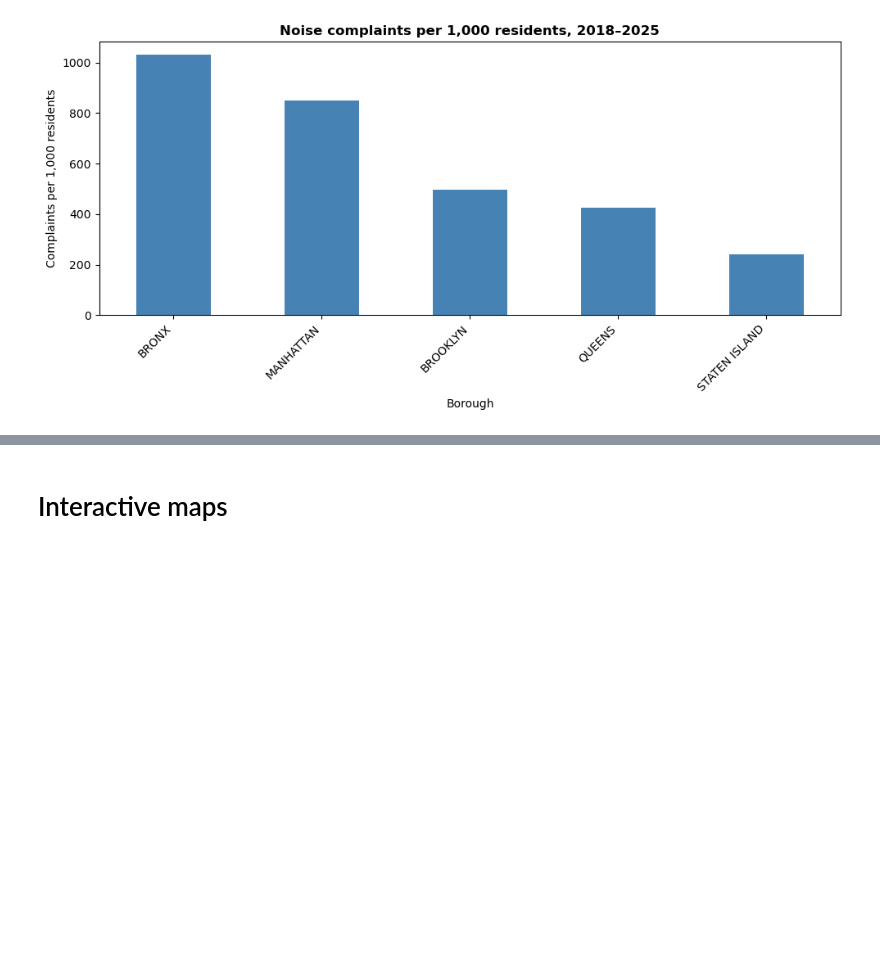
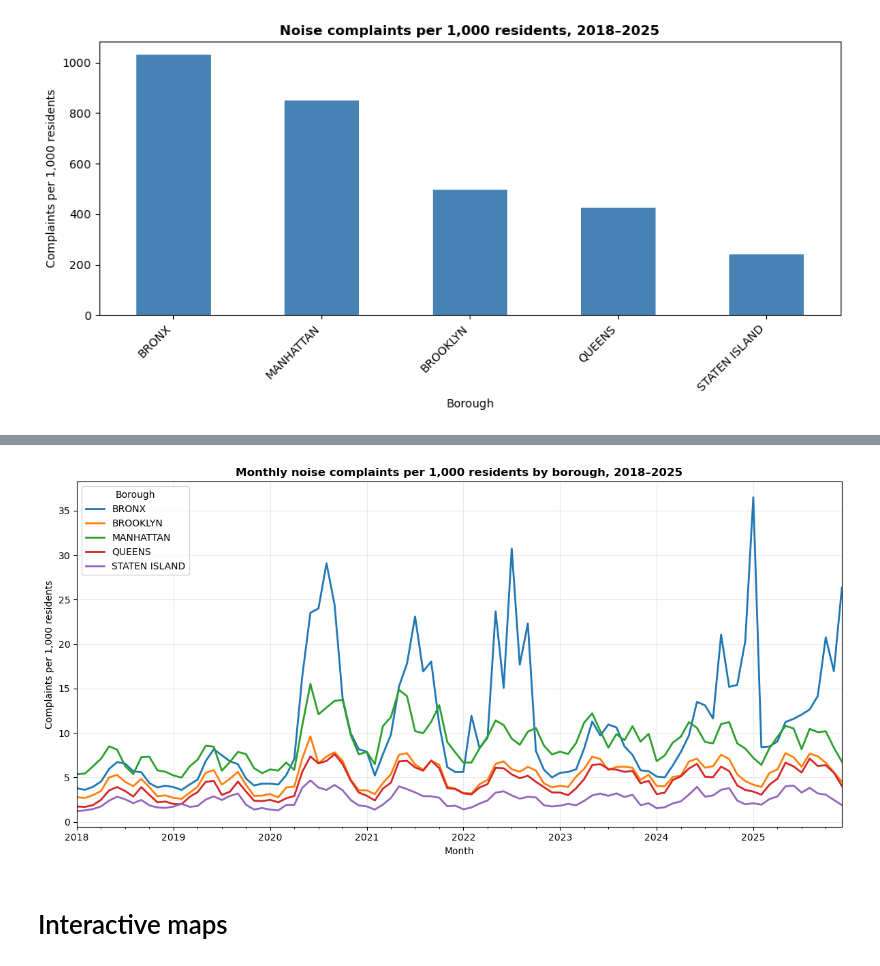
Before and after one commit to thorrila/sda_final_project, a Jupyter notebook: notebook/plots_for_website.ipynb, the cells around one changed output, grey strips where cells are left out. Drawn from its saved outputs; the diff is of its cells as text; code cells hidden in the pictures; blank space fills up the shorter version.

```diff
--- a/notebook/plots_for_website.ipynb
+++ b/notebook/plots_for_website.ipynb
@@ -208,3 +251,38 @@ fig.write_html("../website/complaints_per_capita.html")
+# %%
+# Monthly per-capita complaint trend by borough
+borough_time_df = (
+    df.assign(Month=df['Created Date'].dt.to_period('M').dt.to_timestamp())
+    .groupby(['Month', 'Borough']).size()
+    .reset_index(name='Complaints')
+)
+borough_time_df['Population'] = borough_time_df['Borough'].map(borough_pop)
+borough_time_df['Per 1,000 residents'] = (
+    borough_time_df['Complaints'] / borough_time_df['Population'] * 1000
+).round(2)
+borough_time_pivot = borough_time_df.pivot(index='Month', columns='Borough', values='Per 1,000 residents')
+borough_time_pivot = borough_time_pivot.reindex(columns=['BRONX', 'BROOKLYN', 'MANHATTAN', 'QUEENS', 'STATEN ISLAND'])
+
+fig, ax = plt.subplots(figsize=(12, 6))
+borough_time_pivot.plot(ax=ax, linewidth=2)
+ax.set_title('Monthly noise complaints per 1,000 residents by borough, 2018–2025', fontweight='bold')
+ax.set_xlabel('Month')
+ax.set_ylabel('Complaints per 1,000 residents')
+ax.legend(title='Borough')
+ax.grid(True, alpha=0.25)
+plt.tight_layout()
+plt.show()
+
+fig = px.line(
+    borough_time_df,
+    x='Month',
+    y='Per 1,000 residents',
+    color='Borough',
+    labels={'Month': 'Month', 'Per 1,000 residents': 'Complaints per 1,000 residents'},
+    title='Monthly noise complaints per 1,000 residents by borough, 2018–2025'
+)
+fig.write_html("C:\\git\\sda_final_project\\borough_trends.html")
+# %% [output]
+[figure, added]
 # %% [markdown]
 # Interactive maps
 # %%
```
Also changed, not shown: parts of 7 cells of this notebook, 9 other files.
